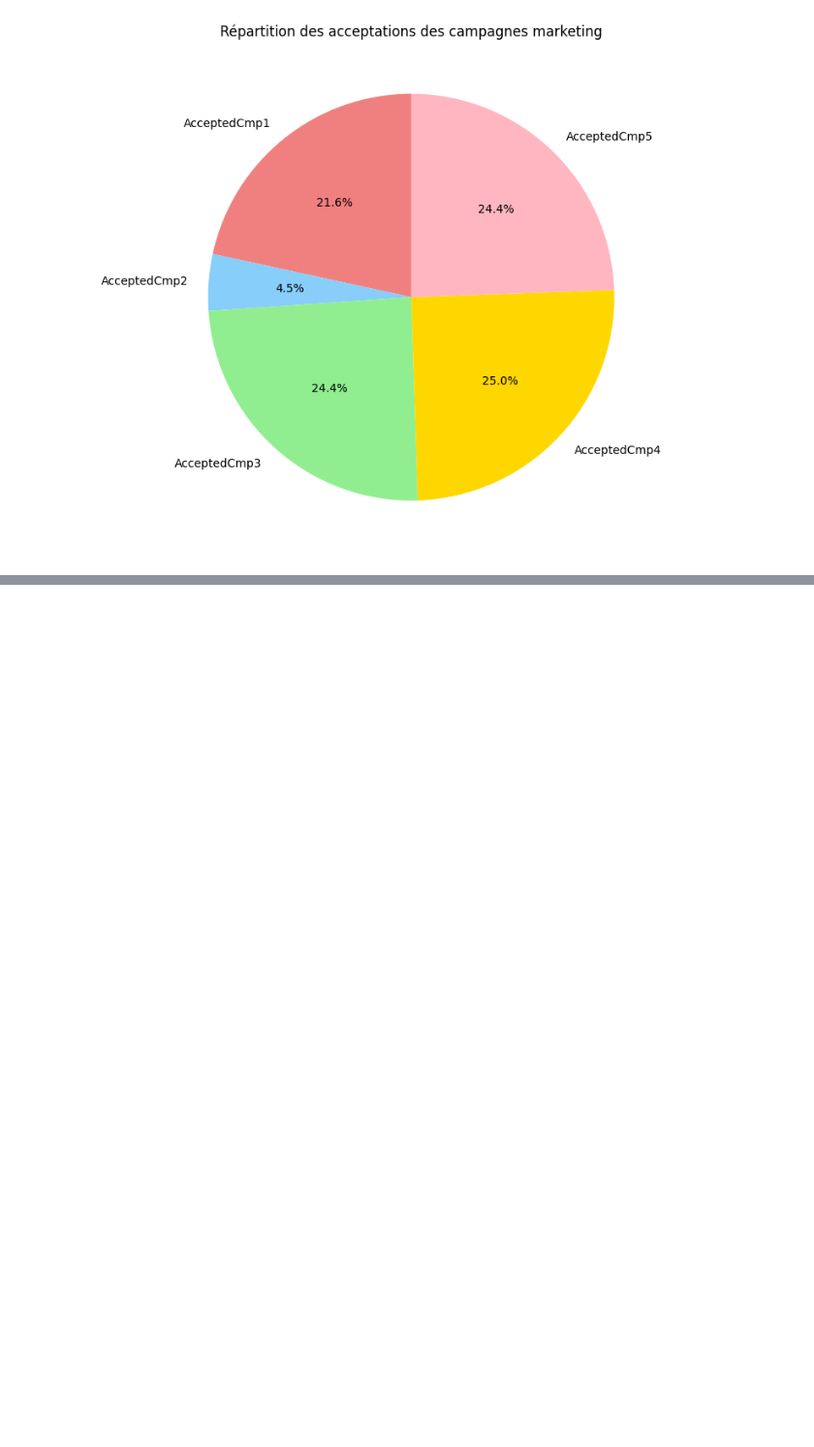
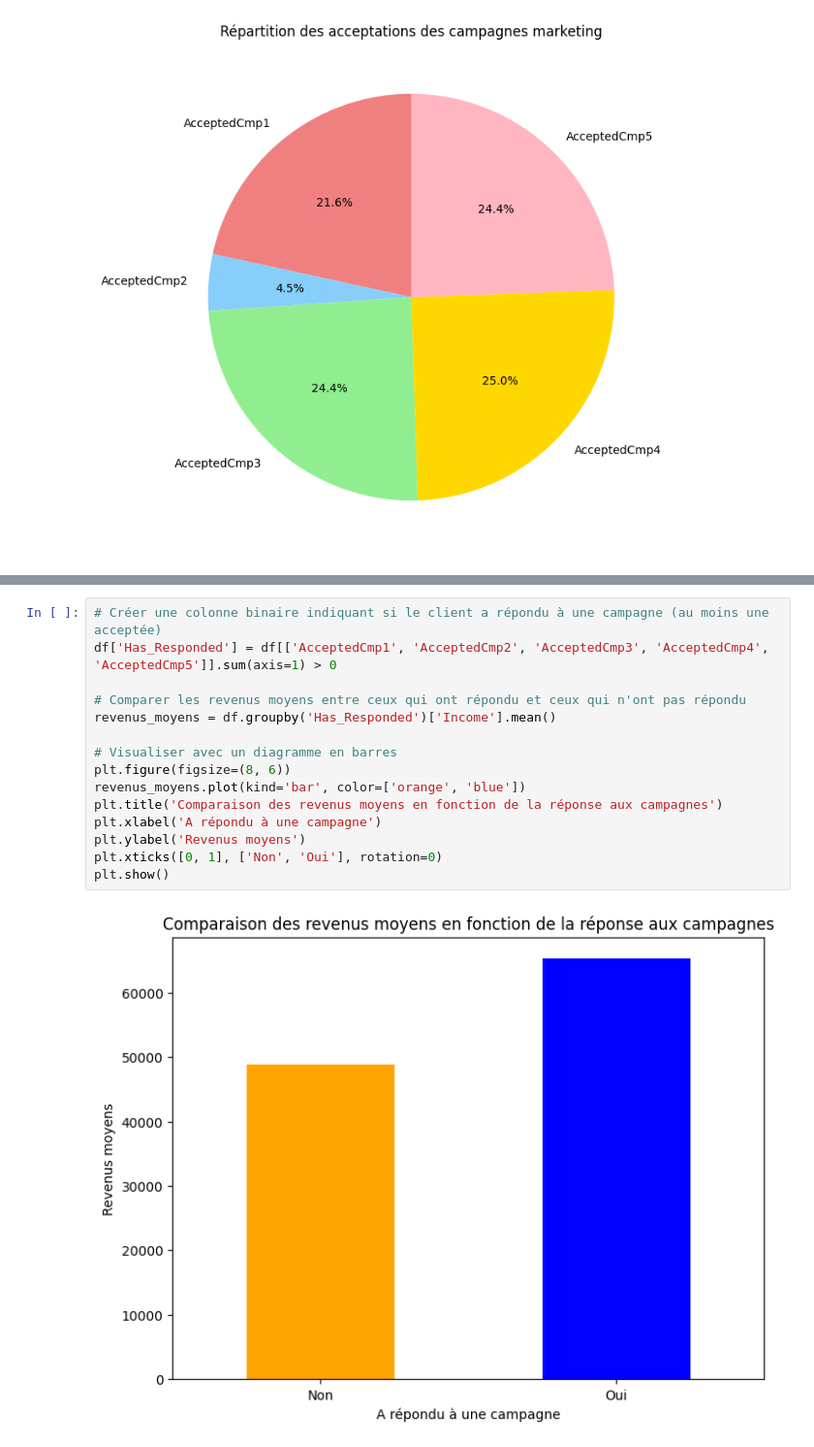
Before and after one commit to julessa/Rush5PDG4, a Jupyter notebook: Jules/jules.ipynb, the cells around one changed output, grey strips where cells are left out. Shown at 97% size. Drawn from its saved outputs; the diff is of its cells as text; blank space fills up the shorter version.

```diff
--- a/Jules/jules.ipynb
+++ b/Jules/jules.ipynb
@@ -56,0 +89,17 @@ plt.show()
+# %%
+# Créer une colonne binaire indiquant si le client a répondu à une campagne (au moins une acceptée)
+df['Has_Responded'] = df[['AcceptedCmp1', 'AcceptedCmp2', 'AcceptedCmp3', 'AcceptedCmp4', 'AcceptedCmp5']].sum(axis=1) > 0
+
+# Comparer les revenus moyens entre ceux qui ont répondu et ceux qui n'ont pas répondu
+revenus_moyens = df.groupby('Has_Responded')['Income'].mean()
+
+# Visualiser avec un diagramme en barres
+plt.figure(figsize=(8, 6))
+revenus_moyens.plot(kind='bar', color=['orange', 'blue'])
+plt.title('Comparaison des revenus moyens en fonction de la réponse aux campagnes')
+plt.xlabel('A répondu à une campagne')
+plt.ylabel('Revenus moyens')
+plt.xticks([0, 1], ['Non', 'Oui'], rotation=0)
+plt.show()
+# %% [output]
+[figure, added]
```
Also changed, not shown: parts of 4 cells of this notebook.
